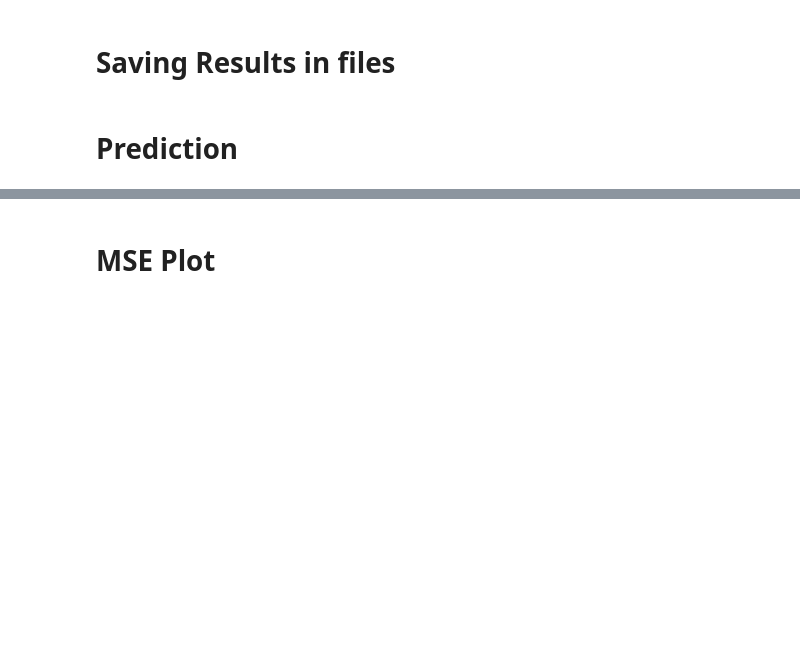
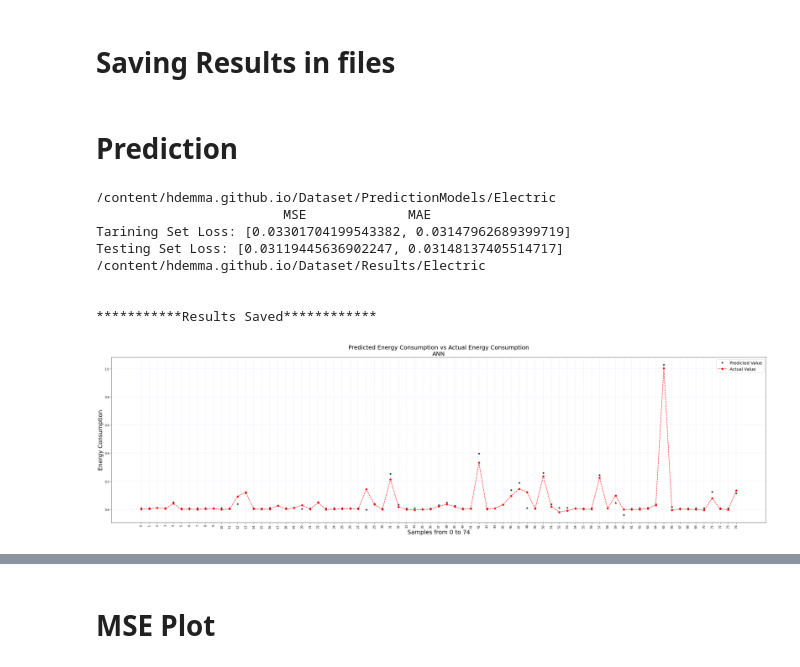
Before and after one commit to hdemma/hdemma.github.io, a Jupyter notebook: Macro_Prediction_Models/Prediction_Script_Electric.ipynb, the cells around one changed output, grey strips where cells are left out. Saved outputs shown, nothing was run; the diff lists cells and outputs as text; code cells hidden in the pictures; blank space fills up the shorter version.

```diff
--- a/Macro_Prediction_Models/Prediction_Script_Electric.ipynb
+++ b/Macro_Prediction_Models/Prediction_Script_Electric.ipynb
@@ -365,2 +375,25 @@ def Save_Results_to_Files(Model_Name,Actual_Values,PredictedValues,Time_needed):
 # %% [markdown]
 # Prediction
+# %%
+#Prediction with a ANN
+Model_Name='ANN'
+PredictedValues_FF = SimpleFeedForward_Model()
+Actual_Values = y_test
+PredictedValues = []
+for i in PredictedValues_FF:
+    for j in i:
+        PredictedValues.append(j)
+
+Count = 75             #Indicates Plotting for how many samples
+Plotting_Pred_Actual(Model_Name,Actual_Values,PredictedValues,Length_of_TestData,Count,75)
+Save_Results_to_Files(Model_Name,Actual_Values,PredictedValues,Time_needed)
+# %% [output]
+/content/hdemma.github.io/Dataset/PredictionModels/Electric
+                        MSE             MAE
+Tarining Set Loss: [0.03301704199543382, 0.03147962689399719]
+Testing Set Loss: [0.03119445636902247, 0.03148137405514717]
+/content/hdemma.github.io/Dataset/Results/Electric
+
+
+***********Results Saved************
+[figure, added]
```
Also changed, not shown: parts of 10 cells of this notebook.
